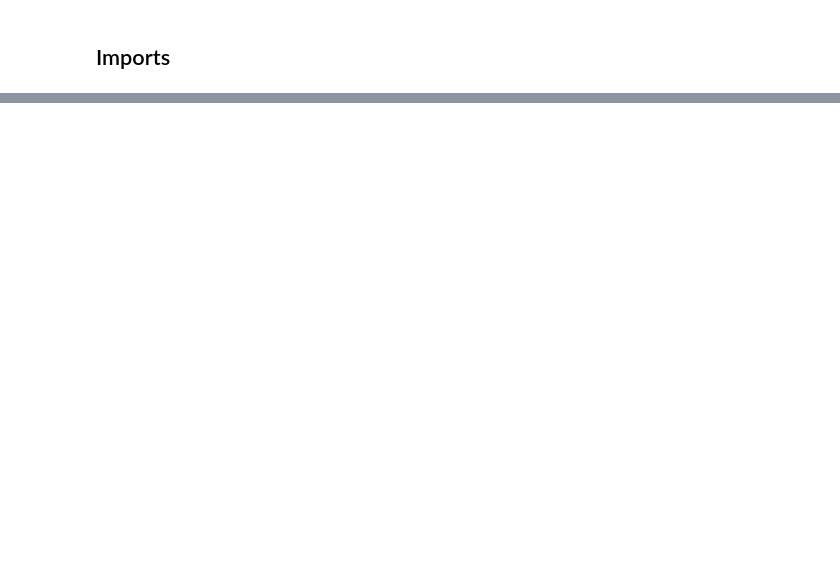
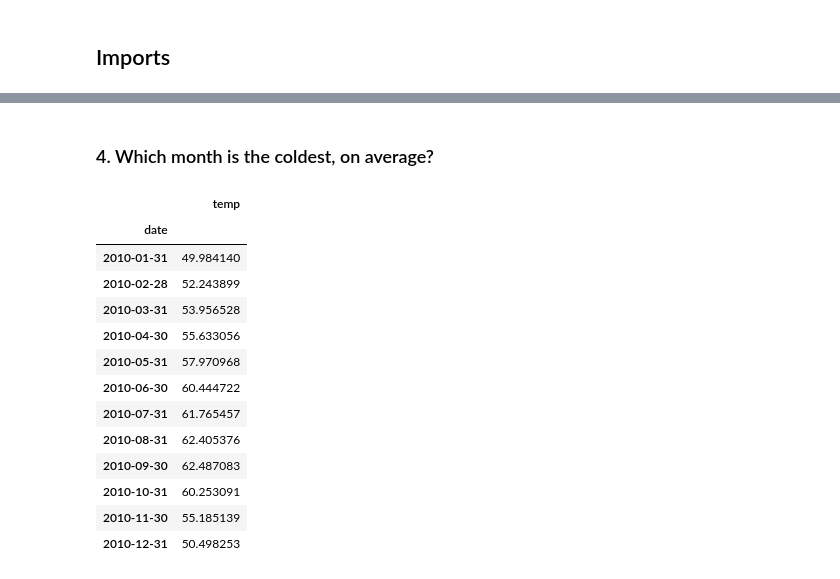
Before and after one commit to segovialori/time-series-exercises, a Jupyter notebook: time_series_pandas_exercises.ipynb, the cells around one changed output, grey strips where cells are left out. Saved outputs shown, nothing was run; the diff lists cells and outputs as text; code cells hidden in the pictures; blank space fills up the shorter version.

```diff
--- a/time_series_pandas_exercises.ipynb
+++ b/time_series_pandas_exercises.ipynb
@@ -173,0 +107,20 @@ df['1999-01-08':'1999-01-16']
+# %% [markdown]
+### 4. Which month is the coldest, on average?
+# %%
+# January
+df.resample('M').mean()
+# %% [output]
+|  | temp |
+| date |  |
+| 2010-01-31 | 49.984140 |
+| 2010-02-28 | 52.243899 |
+| 2010-03-31 | 53.956528 |
+| 2010-04-30 | 55.633056 |
+| 2010-05-31 | 57.970968 |
+| 2010-06-30 | 60.444722 |
+| 2010-07-31 | 61.765457 |
+| 2010-08-31 | 62.405376 |
+| 2010-09-30 | 62.487083 |
+| 2010-10-31 | 60.253091 |
+| 2010-11-30 | 55.185139 |
+| 2010-12-31 | 50.498253 |
```
Also changed, not shown: parts of 53 cells of this notebook.
